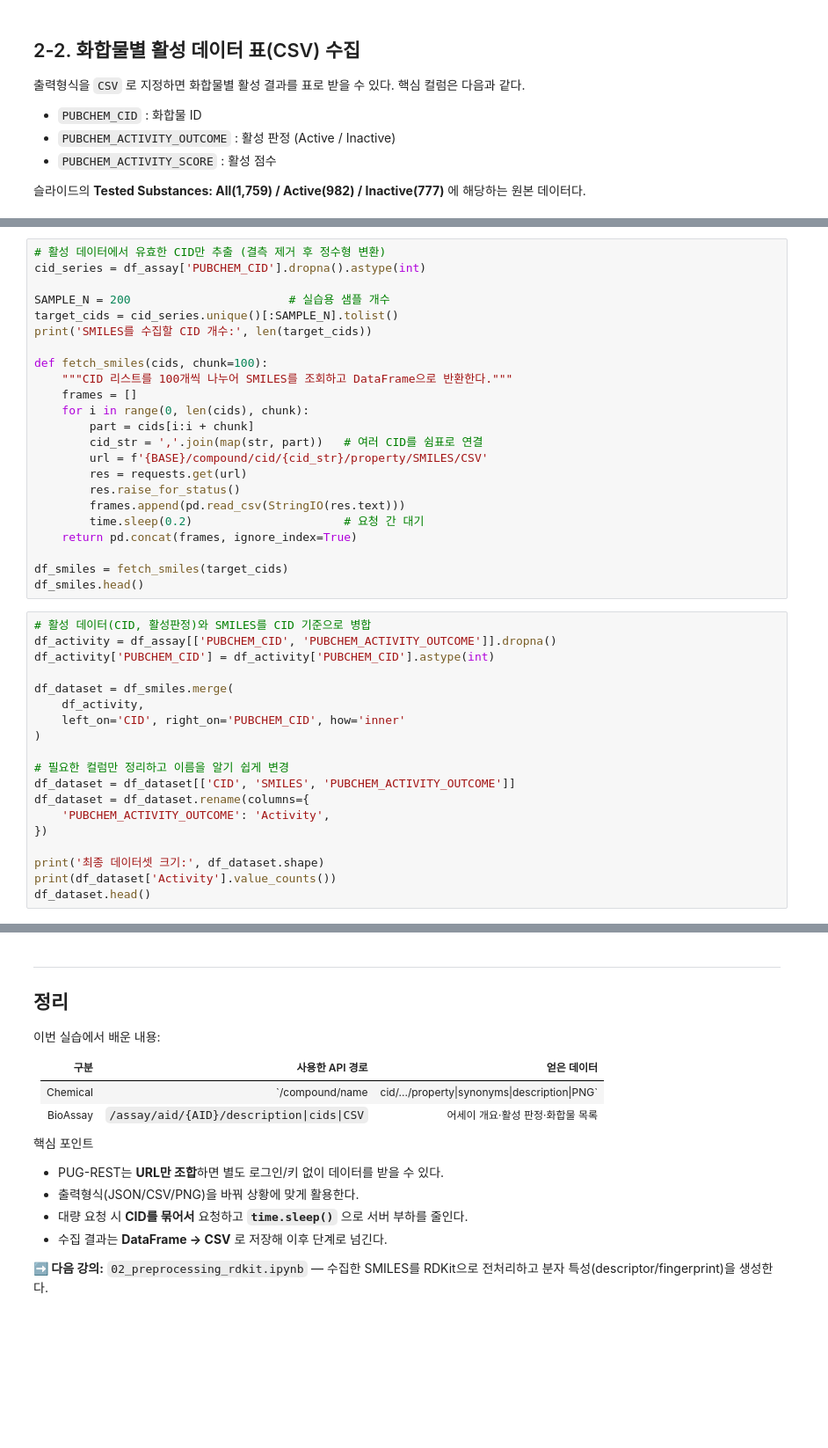
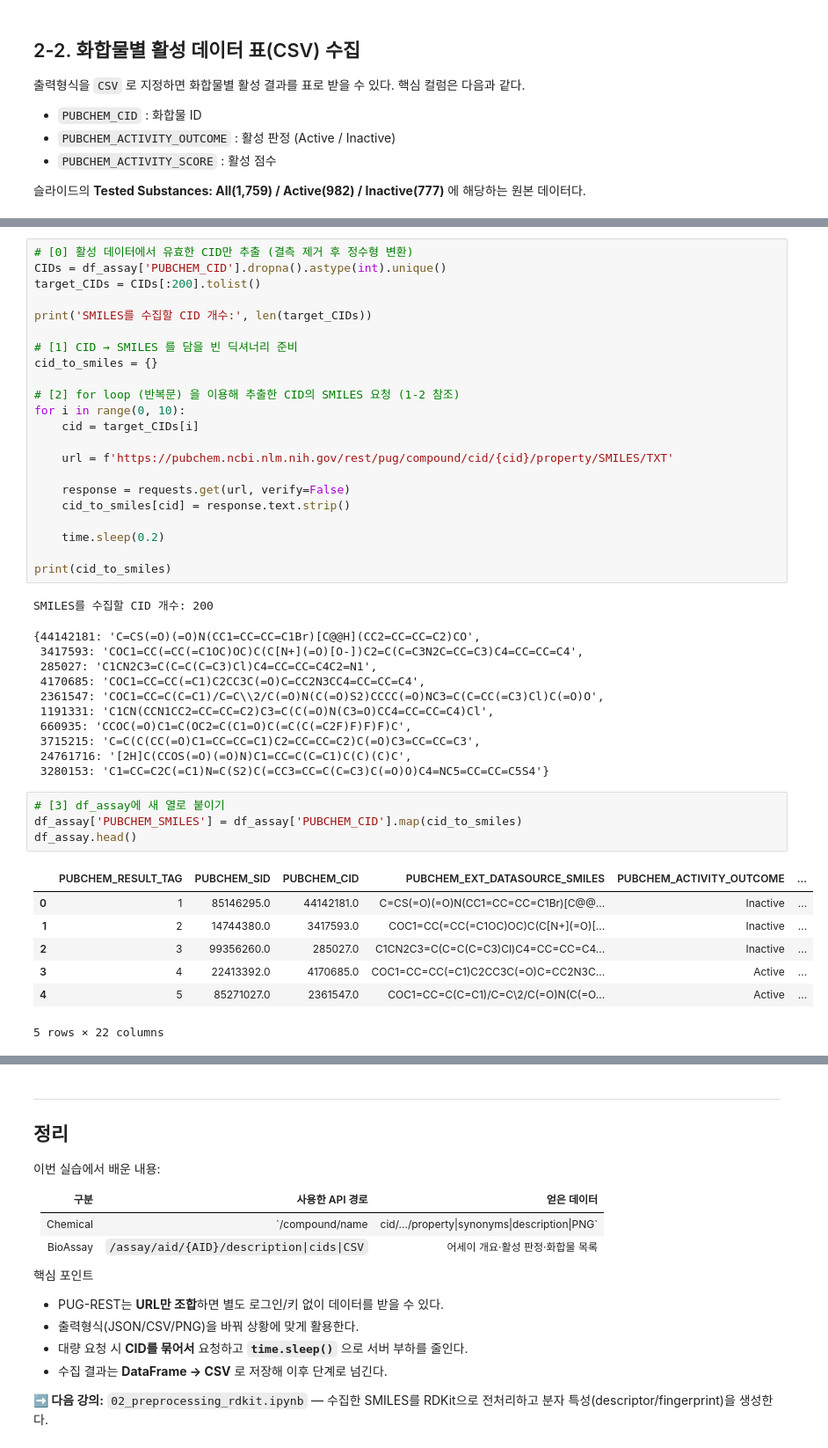
Before and after one commit to SeyongChoi/20260716_Lecture, a Jupyter notebook: 01_data_collection.ipynb, the cells around one changed output, grey strips where cells are left out. Shown at 88% size. Cells and saved outputs as stored; diff of their text form; blank space fills up the shorter version.

```diff
--- a/01_data_collection.ipynb
+++ b/01_data_collection.ipynb
@@ -279,43 +331,47 @@ CID 목록으로 SMILES를 한 번에 받아 활성 데이터와 합친다.
 # %%
-# 활성 데이터에서 유효한 CID만 추출 (결측 제거 후 정수형 변환)
-cid_series = df_assay['PUBCHEM_CID'].dropna().astype(int)
+# [0] 활성 데이터에서 유효한 CID만 추출 (결측 제거 후 정수형 변환)
+CIDs = df_assay['PUBCHEM_CID'].dropna().astype(int).unique()
+target_CIDs = CIDs[:200].tolist()
 
-SAMPLE_N = 200                       # 실습용 샘플 개수
-target_cids = cid_series.unique()[:SAMPLE_N].tolist()
-print('SMILES를 수집할 CID 개수:', len(target_cids))
+print('SMILES를 수집할 CID 개수:', len(target_CIDs))
 
-def fetch_smiles(cids, chunk=100):
-    """CID 리스트를 100개씩 나누어 SMILES를 조회하고 DataFrame으로 반환한다."""
-    frames = []
-    for i in range(0, len(cids), chunk):
-        part = cids[i:i + chunk]
-        cid_str = ','.join(map(str, part))   # 여러 CID를 쉼표로 연결
-        url = f'{BASE}/compound/cid/{cid_str}/property/SMILES/CSV'
-        res = requests.get(url)
-        res.raise_for_status()
-        frames.append(pd.read_csv(StringIO(res.text)))
-        time.sleep(0.2)                      # 요청 간 대기
-    return pd.concat(frames, ignore_index=True)
+# [1] CID → SMILES 를 담을 빈 딕셔너리 준비
+cid_to_smiles = {}
 
-df_smiles = fetch_smiles(target_cids)
-df_smiles.head()
+# [2] for loop (반복문) 을 이용해 추출한 CID의 SMILES 요청 (1-2 참조)
+for i in range(0, 10):
+    cid = target_CIDs[i]
+
+    url = f'https://pubchem.ncbi.nlm.nih.gov/rest/pug/compound/cid/{cid}/property/SMILES/TXT'
+
+    response = requests.get(url, verify=False)
+    cid_to_smiles[cid] = response.text.strip()
+
+    time.sleep(0.2)
+
+print(cid_to_smiles)
+# %% [output]
+SMILES를 수집할 CID 개수: 200
+{44142181: 'C=CS(=O)(=O)N(CC1=CC=CC=C1Br)[C@@H](CC2=CC=CC=C2)CO',
+ 3417593: 'COC1=CC(=CC(=C1OC)OC)C(C[N+](=O)[O-])C2=C(C=C3N2C=CC=C3)C4=CC=CC=C4',
+ 285027: 'C1CN2C3=C(C=C(C=C3)Cl)C4=CC=CC=C4C2=N1',
+ 4170685: 'COC1=CC=CC(=C1)C2CC3C(=O)C=CC2N3CC4=CC=CC=C4',
+ 2361547: 'COC1=CC=C(C=C1)/C=C\\2/C(=O)N(C(=O)S2)CCCC(=O)NC3=C(C=CC(=C3)Cl)C(=O)O',
+ 1191331: 'C1CN(CCN1CC2=CC=CC=C2)C3=C(C(=O)N(C3=O)CC4=CC=CC=C4)Cl',
+ 660935: 'CCOC(=O)C1=C(OC2=C(C1=O)C(=C(C(=C2F)F)F)F)C',
+ 3715215: 'C=C(C(CC(=O)C1=CC=CC=C1)C2=CC=CC=C2)C(=O)C3=CC=CC=C3',
+ 24761716: '[2H]C(CCOS(=O)(=O)N)C1=CC=C(C=C1)C(C)(C)C',
+ 3280153: 'C1=CC=C2C(=C1)N=C(S2)C(=CC3=CC=C(C=C3)C(=O)O)C4=NC5=CC=CC=C5S4'}
-# %%
-# 활성 데이터(CID, 활성판정)와 SMILES를 CID 기준으로 병합
-df_activity = df_assay[['PUBCHEM_CID', 'PUBCHEM_ACTIVITY_OUTCOME']].dropna()
-df_activity['PUBCHEM_CID'] = df_activity['PUBCHEM_CID'].astype(int)
-
-df_dataset = df_smiles.merge(
-    df_activity,
-    left_on='CID', right_on='PUBCHEM_CID', how='inner'
-)
-
-# 필요한 컬럼만 정리하고 이름을 알기 쉽게 변경
-df_dataset = df_dataset[['CID', 'SMILES', 'PUBCHEM_ACTIVITY_OUTCOME']]
-df_dataset = df_dataset.rename(columns={
-    'PUBCHEM_ACTIVITY_OUTCOME': 'Activity',
-})
-
-print('최종 데이터셋 크기:', df_dataset.shape)
-print(df_dataset['Activity'].value_counts())
-df_dataset.head()
+# %%
+# [3] df_assay에 새 열로 붙이기
+df_assay['PUBCHEM_SMILES'] = df_assay['PUBCHEM_CID'].map(cid_to_smiles)
+df_assay.head()
+# %% [output]
+|  | PUBCHEM_RESULT_TAG | PUBCHEM_SID | PUBCHEM_CID | PUBCHEM_EXT_DATASOURCE_SMILES | PUBCHEM_ACTIVITY_OUTCOME | ... |
+| 0 | 1 | 85146295.0 | 44142181.0 | C=CS(=O)(=O)N(CC1=CC=CC=C1Br)[C@@... | Inactive | ... |
+| 1 | 2 | 14744380.0 | 3417593.0 | COC1=CC(=CC(=C1OC)OC)C(C[N+](=O)[... | Inactive | ... |
+| 2 | 3 | 99356260.0 | 285027.0 | C1CN2C3=C(C=C(C=C3)Cl)C4=CC=CC=C4... | Inactive | ... |
+| 3 | 4 | 22413392.0 | 4170685.0 | COC1=CC=CC(=C1)C2CC3C(=O)C=CC2N3C... | Active | ... |
+| 4 | 5 | 85271027.0 | 2361547.0 | COC1=CC=C(C=C1)/C=C\2/C(=O)N(C(=O... | Active | ... |
+5 rows × 22 columns
 # %% [markdown]
```
Also changed, not shown: parts of 30 cells of this notebook.
